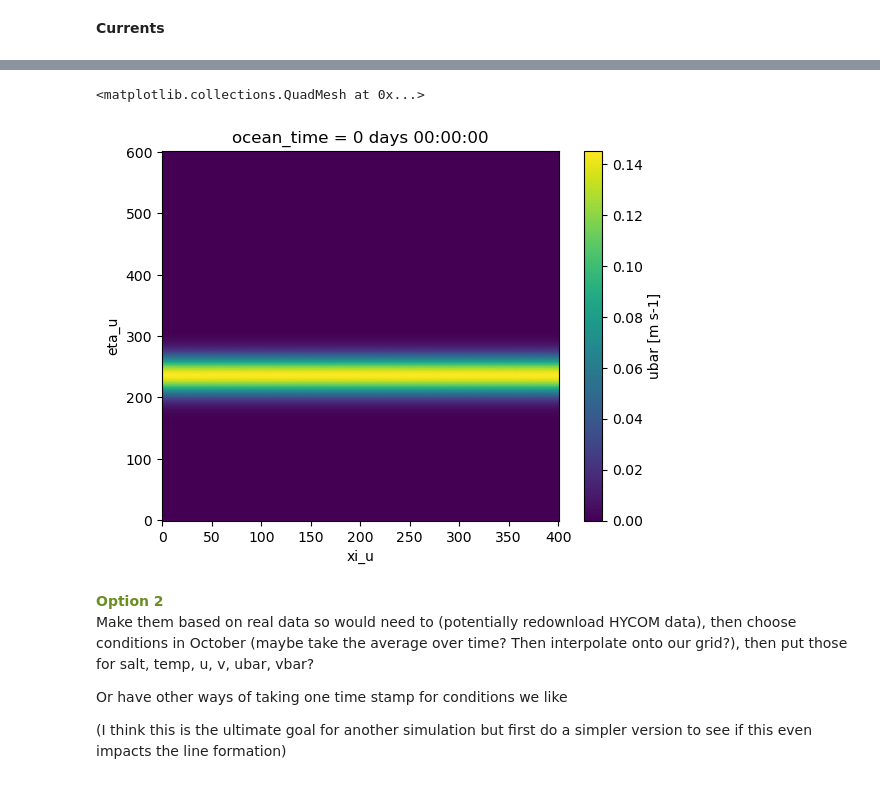
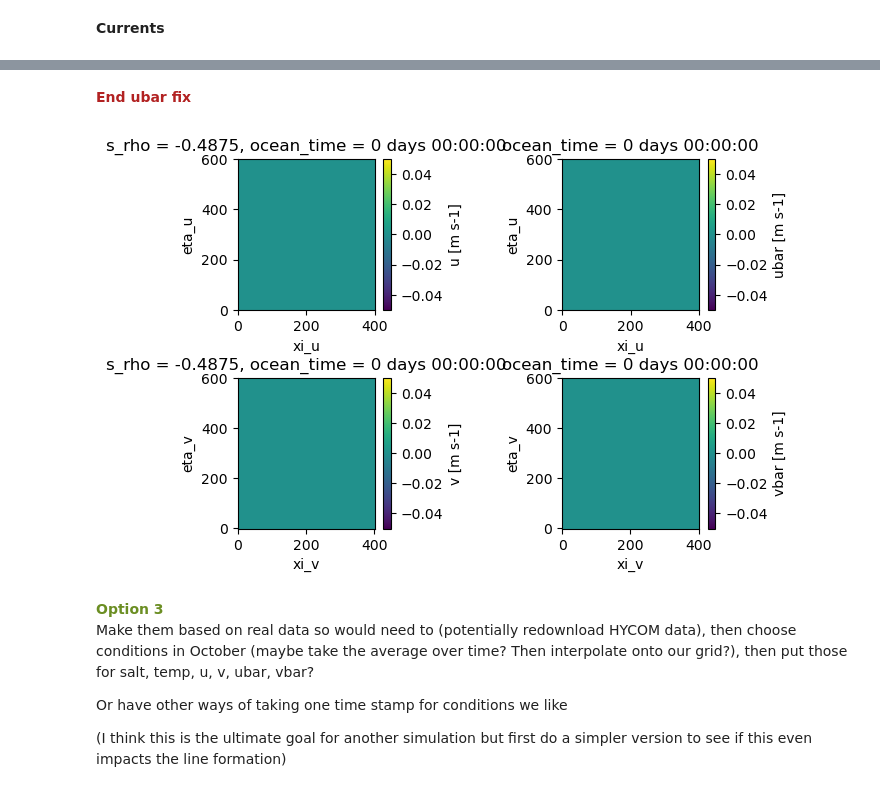
Before and after one commit to bundzis/beaufort_jet, a Jupyter notebook: Scripts/modify_model_inputs.ipynb, the cells around one changed output, grey strips where cells are left out. Saved outputs shown, nothing was run; the diff lists cells and outputs as text; code cells hidden in the pictures.

```diff
--- a/Scripts/modify_model_inputs.ipynb
+++ b/Scripts/modify_model_inputs.ipynb
@@ -323,5 +249,14 @@ Data variables: (12/22)
 # %%
-fixed_ini.ubar.plot()
+# fixed_ini.ubar.plot()
-# %% [output]
-<matplotlib.collections.QuadMesh at 0x...>
-[figure, removed]
+# %% [markdown]
+<span style="color:firebrick"> **End ubar fix** </span>
+# %%
+# Let's try making the currents 0 to start
+# (both u and v) to see if that fixes anything/changes
+# the line
+
+# Make new variables that are all 0
+ini_u_zero = np.zeros_like(og_ini.u)
+ini_ubar_zero = np.zeros_like(og_ini.ubar)
+ini_v_zero = np.zeros_like(og_ini.v)
+ini_vbar_zero = np.zeros_like(og_ini.vbar)
@@ -327,0 +266,25 @@ fixed_ini.ubar.plot()
+# %%
+# Replace the original u, ubar, v, vbar
+new_ini['u'].values = ini_u_zero
+new_ini['ubar'].values = ini_ubar_zero
+new_ini['v'].values = ini_v_zero
+new_ini['vbar'].values = ini_vbar_zero
+# %%
+# Plot this to see if it worked
+fig, ax = plt.subplots(2, 2)
+
+# u currents
+new_ini.u[0,20,:,:].plot(ax=ax[0,0])
+
+# ubar
+new_ini.ubar[0,:,:].plot(ax=ax[0,1])
+
+# v currents
+new_ini.v[0,20,:,:].plot(ax=ax[1,0])
+
+# vbar
+new_ini.vbar[0,:,:].plot(ax=ax[1,1])
+
+fig.subplots_adjust(hspace=0.45, wspace=0.89)
+# %% [output]
+[figure, added]
@@ -328,5 +294,5 @@ fixed_ini.ubar.plot()
 # %% [markdown]
-<span style="color:olivedrab"> **Option 2** </span>
+<span style="color:olivedrab"> **Option 3** </span>
 Make them based on real data so would need to (potentially redownload HYCOM data), then choose conditions in October (maybe take the average over time? Then interpolate onto our grid?), then put those for salt, temp, u, v, ubar, vbar?
 
 Or have other ways of taking one time stamp for conditions we like
```
Also changed, not shown: parts of 22 cells of this notebook.
